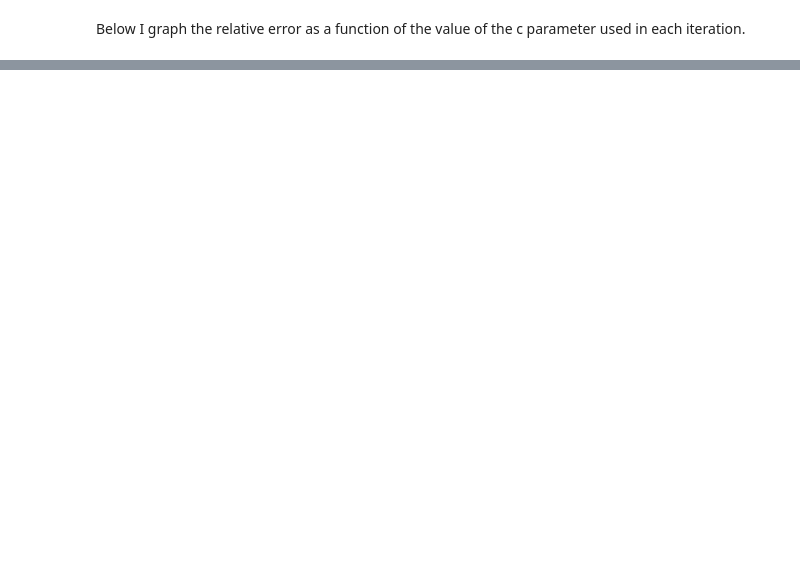
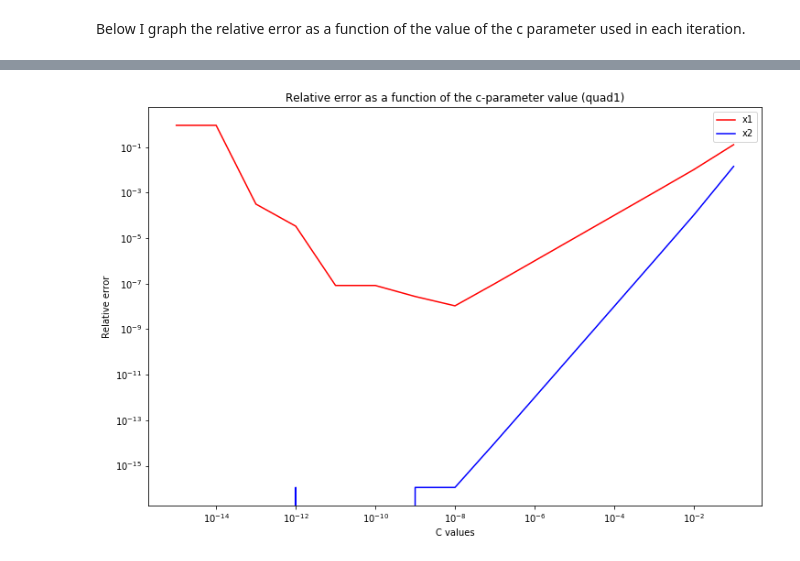
Before and after one commit to durkedy/computational-physics-class-404-604-Spring-2020, a Jupyter notebook: Homework/Homework 2.ipynb, the cells around one changed output, grey strips where cells are left out. Saved outputs shown, nothing was run; the diff lists cells and outputs as text; code cells hidden in the pictures; blank space fills up the shorter version.

```diff
--- a/Homework/Homework 2.ipynb
+++ b/Homework/Homework 2.ipynb
@@ -241,6 +240,6 @@ Below I extend my program so that it indicates the "most precise" solution. To d
 # %%
 """
-Indicating the most precise solutions.
+Computing relative errors between analytical solutions and **quad1** formula.
 
 """
 
@@ -266,16 +265,13 @@ count = 0
 for i in c_range:
     c = 10**(-i)
     c_values.append(c)
-    x_c[count] = quad2(a,b,c)
-    #print("Relative error of x1 for i = ", i, ": ", np.abs((x_a[count][0]-x_c[count][0])/x_a[count][0]))
-    #print("Relative error of x2 for i = ", i, ": ", np.abs((x_a[count][1]-x_c[count][1])/x_a[count][1]))
+    x_c[count] = quad1(a,b,c)
+    print("Relative error of x1 for i = ", i, ": ", np.abs((x_a[count][0]-x_c[count][0])/x_a[count][0]))
+    print("Relative error of x2 for i = ", i, ": ", np.abs((x_a[count][1]-x_c[count][1])/x_a[count][1]))
     rel_err_x1.append(np.abs((x_a[count][0]-x_c[count][0])/x_a[count][0]))
     rel_err_x2.append(np.abs((x_a[count][1]-x_c[count][1])/x_a[count][1]))
     count += 1
 
-precise_values = np.array([np.argmin(rel_err_x1)+1, np.argmin(rel_err_x2)+1])
-
-print("Most precise solutions obtained for [x1,x2] when i = ", precise_values)
 
 #print("x_a: ", x_a)
 #print("x_c: ", x_c)
@@ -284,0 +297,16 @@ Most precise solutions obtained for [x1,x2] when i =  [12  5]
+# %%
+import matplotlib.pyplot as plt
+
+
+plt.figure(figsize=(12, 8))
+plt.plot(c_values, rel_err_x1, 'r-', label='x1')
+plt.plot(c_values, rel_err_x2, 'b-', label='x2')
+plt.xlabel("C values")
+plt.ylabel("Relative error")
+plt.xscale('log')
+plt.yscale('log')
+plt.title('Relative error as a function of the c-parameter value (quad1)')
+plt.legend()
+plt.show()
+# %% [output]
+[figure, added]
```
Also changed, not shown: parts of 7 cells of this notebook.
